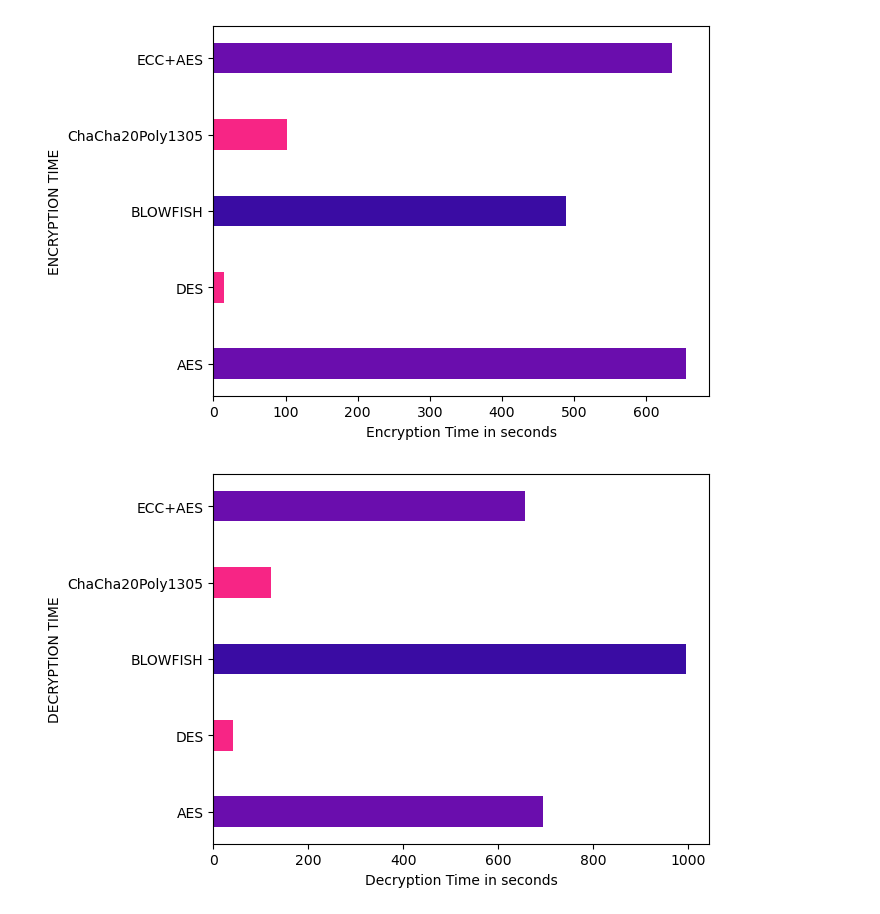
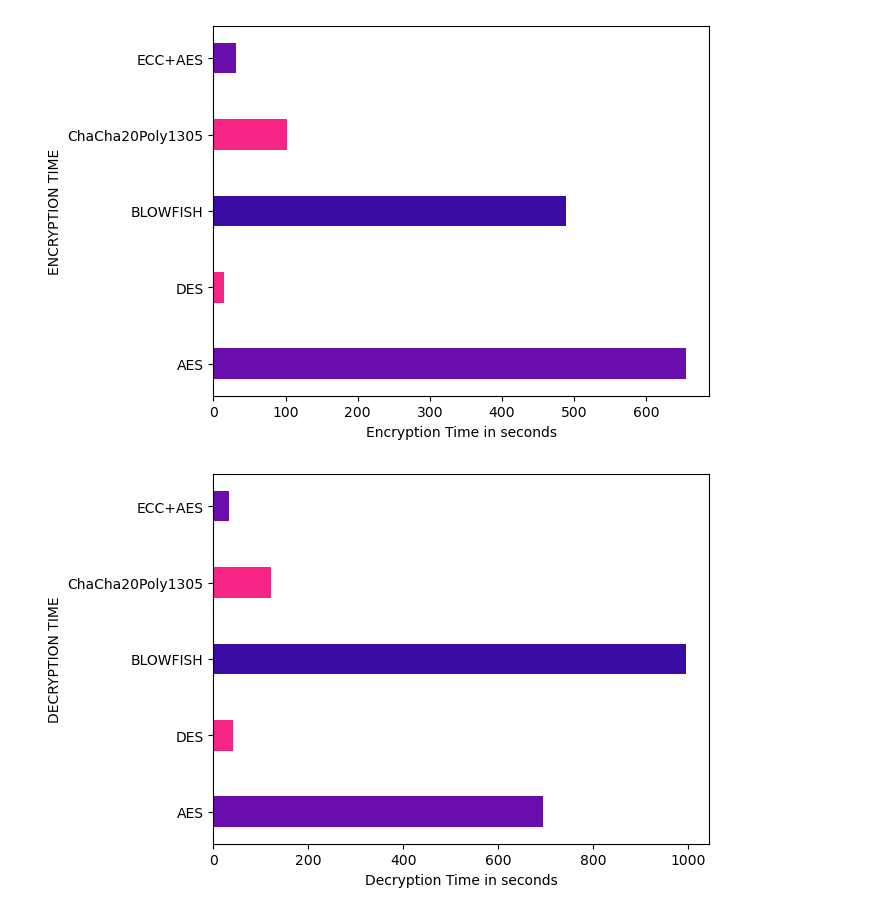
Before and after one commit to Akashrp512/FINAL_PROJECT, a Jupyter notebook: graph.ipynb, the cells around one changed output. Cells and saved outputs as stored; diff of their text form; code cells hidden in the pictures.

```diff
--- a/graph.ipynb
+++ b/graph.ipynb
@@ -86,36 +86,36 @@ import matplotlib.pyplot as plt
 # DATASET SIZE : 113 MB
 
 # Encryption time
 x = ['AES', 'DES', 'BLOWFISH', 'ChaCha20Poly1305', 'ECC+AES']
-y = [654.6948, 14.7323, 488.8878,101.4945, 635.8234]
+y = [654.6948, 14.7323, 488.8878,101.4945, 13.5799]
 colors = ["#6a0dad", "#f72585", "#3a0ca3", '#f72585', "#6a0dad"]
 fig, ax = plt.subplots()
 plt.barh(y=range(len(x)), tick_label=x, width=y, height=0.4, color=colors);
 ax.set(xlabel="Encryption Time in seconds", ylabel="ENCRYPTION TIME");
 
 # Decryption time
 x = ['AES', 'DES', 'BLOWFISH', 'ChaCha20Poly1305', 'ECC+AES']
-y = [694.6948, 41.8787, 994.3997, 121.4945, 655.8234]
+y = [694.6948, 41.8787, 994.3997, 121.4945, 16.5799]
 colors = ["#6a0dad", "#f72585", "#3a0ca3", '#f72585', "#6a0dad"]
 fig, ax = plt.subplots()
 plt.barh(y=range(len(x)), tick_label=x, width=y, height=0.4, color=colors);
 ax.set(xlabel="Decryption Time in seconds", ylabel="DECRYPTION TIME");
 
 # Memory usage
 x = ['AES', 'DES', 'BLOWFISH', 'ChaCha20Poly1305', 'ECC+AES']
-y = [80.90, 94.80, 76.30, 83.70, 79.70]
+y = [80.90, 94.80, 76.30, 83.70, 80.30]
 colors = ["#6a0dad", "#f72585", "#3a0ca3", '#f72585', "#6a0dad"]
 fig, ax = plt.subplots()
 plt.barh(y=range(len(x)), tick_label=x, width=y, height=0.4, color=colors);
 ax.set(xlabel="Memory Usage in percentage", ylabel="MEMORY USAGE");
 
 # CPU Usage
 x = ['AES', 'DES', 'BLOWFISH', 'ChaCha20Poly1305', 'ECC+AES']
-y = [12.90, 12.40, 13.10, 14.30, 13.20]
+y = [12.90, 12.40, 13.10, 14.30, 12.20]
 colors = ["#6a0dad", "#f72585", "#3a0ca3", '#f72585', "#6a0dad"]
 fig, ax = plt.subplots()
 plt.barh(y=range(len(x)), tick_label=x, width=y, height=0.4, color=colors);
 ax.set(xlabel="CPU Usage in percentage", ylabel="CPU USAGE");
 # %% [output]
-[figure, old version]
+[figure, new version]
-[figure, old version]
+[figure, new version]
```
Also changed, not shown: parts of 4 cells of this notebook, 3 other files.
